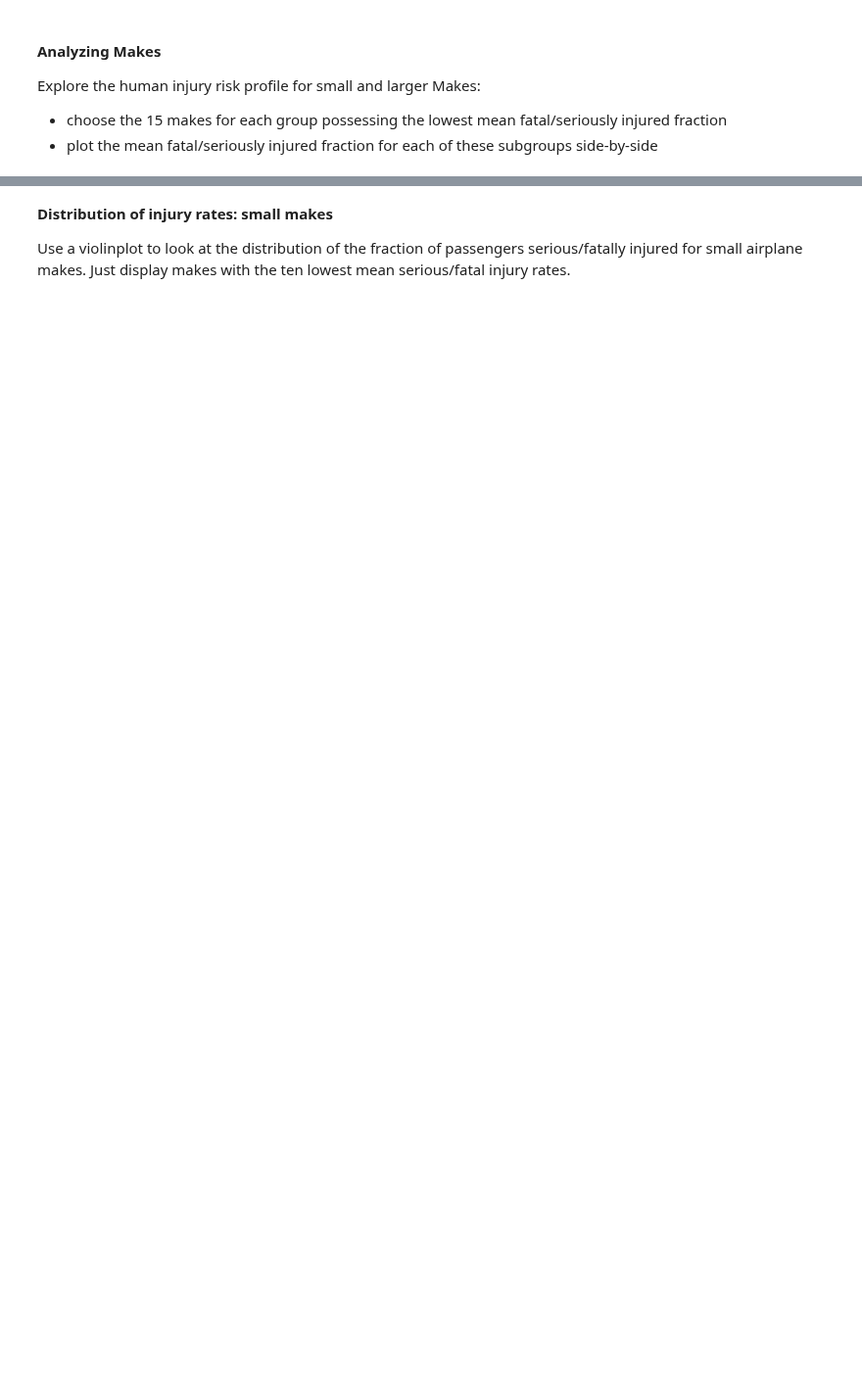
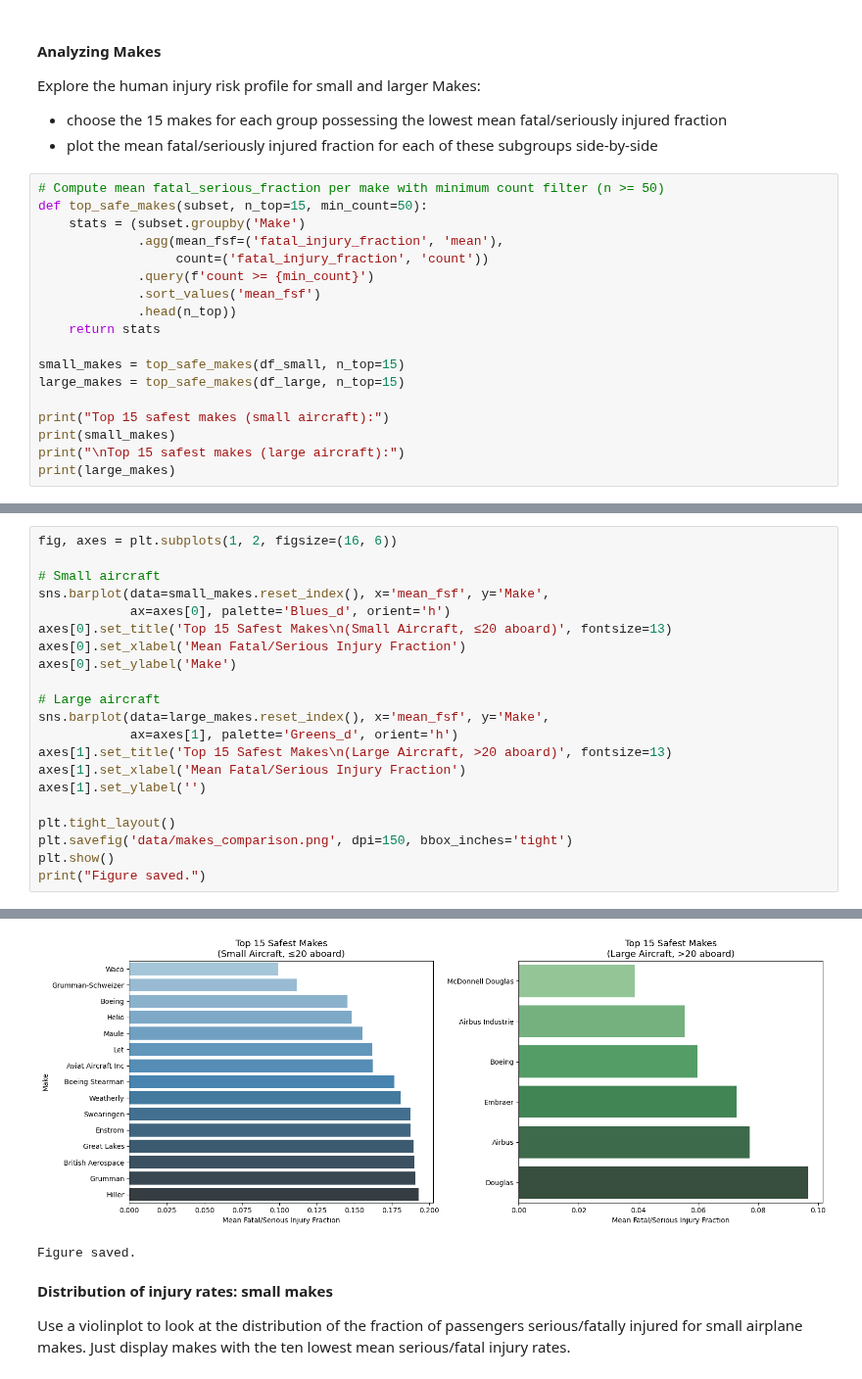
Before and after one commit to wainogalucy/module-2-homework, a Jupyter notebook: airplane_summative/dsc-course0-m8-lab/Aviation_Accidents_Data_Analysis.ipynb, the cells around one changed output, grey strips where cells are left out. Shown at 98% size. Cells and saved outputs as stored; diff of their text form; blank space fills up the shorter version.

```diff
--- a/airplane_summative/dsc-course0-m8-lab/Aviation_Accidents_Data_Analysis.ipynb
+++ b/airplane_summative/dsc-course0-m8-lab/Aviation_Accidents_Data_Analysis.ipynb
@@ -37,3 +179,21 @@ FileNotFoundError: [Errno 2] No such file or directory: 'Aviation_Cleaned.csv'
 Explore the human injury risk profile for small and larger Makes:
 - choose the 15 makes for each group possessing the lowest mean fatal/seriously injured fraction
 - plot the mean fatal/seriously injured fraction for each of these subgroups side-by-side
+# %%
+# Compute mean fatal_serious_fraction per make with minimum count filter (n >= 50)
+def top_safe_makes(subset, n_top=15, min_count=50):
+    stats = (subset.groupby('Make')
+             .agg(mean_fsf=('fatal_injury_fraction', 'mean'),
+                  count=('fatal_injury_fraction', 'count'))
+             .query(f'count >= {min_count}')
+             .sort_values('mean_fsf')
+             .head(n_top))
+    return stats
+
+small_makes = top_safe_makes(df_small, n_top=15)
+large_makes = top_safe_makes(df_large, n_top=15)
+
+print("Top 15 safest makes (small aircraft):")
+print(small_makes)
+print("\nTop 15 safest makes (large aircraft):")
+print(large_makes)
@@ -39,0 +218,22 @@ Explore the human injury risk profile for small and larger Makes:
+# %%
+fig, axes = plt.subplots(1, 2, figsize=(16, 6))
+
+# Small aircraft
+sns.barplot(data=small_makes.reset_index(), x='mean_fsf', y='Make',
+            ax=axes[0], palette='Blues_d', orient='h')
+axes[0].set_title('Top 15 Safest Makes\n(Small Aircraft, ≤20 aboard)', fontsize=13)
+axes[0].set_xlabel('Mean Fatal/Serious Injury Fraction')
+axes[0].set_ylabel('Make')
+
+# Large aircraft
+sns.barplot(data=large_makes.reset_index(), x='mean_fsf', y='Make',
+            ax=axes[1], palette='Greens_d', orient='h')
+axes[1].set_title('Top 15 Safest Makes\n(Large Aircraft, >20 aboard)', fontsize=13)
+axes[1].set_xlabel('Mean Fatal/Serious Injury Fraction')
+axes[1].set_ylabel('')
+
+plt.tight_layout()
+plt.savefig('data/makes_comparison.png', dpi=150, bbox_inches='tight')
+plt.show()
+print("Figure saved.")
+# %% [output]
@@ -40,3 +247,5 @@ Explore the human injury risk profile for small and larger Makes:
+[figure, added]
+Figure saved.
 # %% [markdown]
 **Distribution of injury rates: small makes**
 
```
Also changed, not shown: parts of 33 cells of this notebook, 14 other files.
